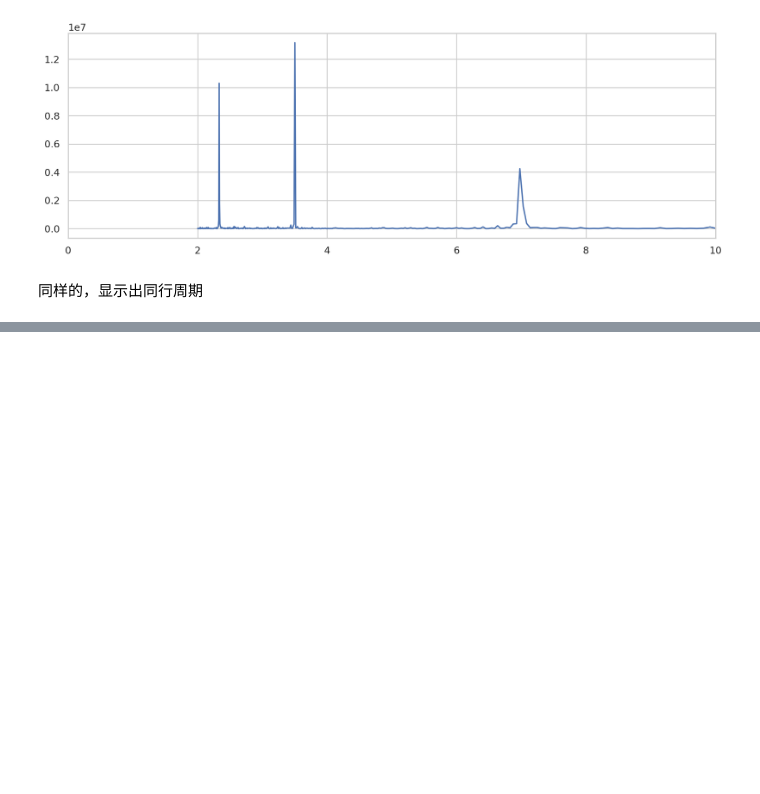
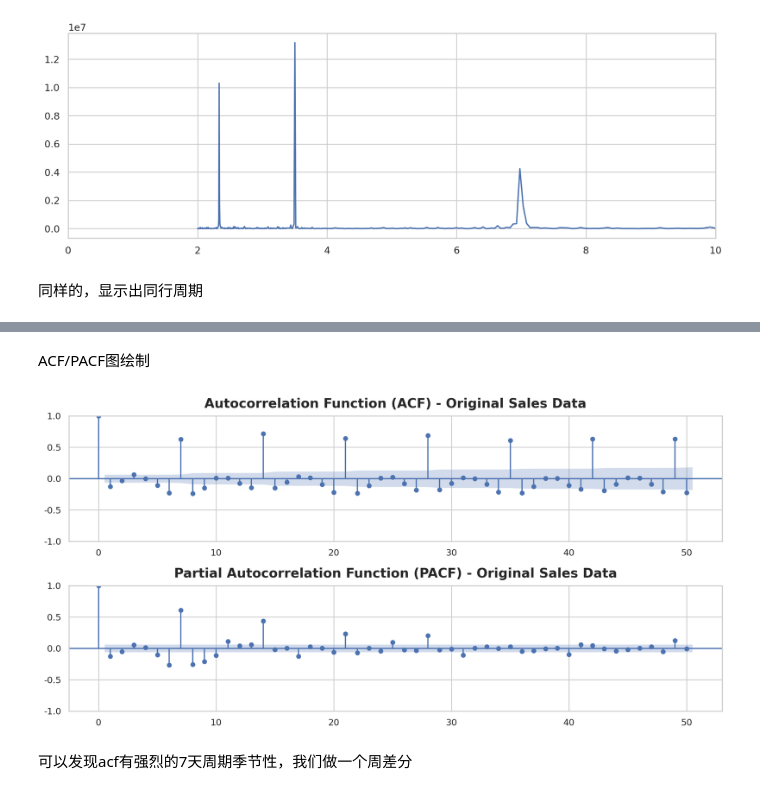
Before and after one commit to yjcyjjc/Rossmann-store-sale, a Jupyter notebook: EDA-FOR-STORE1.ipynb, the cells around one changed output, grey strips where cells are left out. Cells and saved outputs as stored; diff of their text form; code cells hidden in the pictures; blank space fills up the shorter version.

```diff
--- a/EDA-FOR-STORE1.ipynb
+++ b/EDA-FOR-STORE1.ipynb
@@ -149,0 +194,19 @@ plt.xlim(0,10)
+# %% [markdown]
+ACF/PACF图绘制
+# %%
+def plot_acf_pacf(series, lags=40, title=""):
+    plt.figure(figsize=(12, 6))
+    ax1 = plt.subplot(211)
+    plot_acf(series.dropna(), lags=lags, ax=ax1, alpha=0.05)
+    ax1.set_title(f'Autocorrelation Function (ACF) - {title}')
+    ax2 = plt.subplot(212)
+    plot_pacf(series.dropna(), lags=lags, ax=ax2, alpha=0.05, method='ywm')
+    ax2.set_title(f'Partial Autocorrelation Function (PACF) - {title}')
+    plt.tight_layout()
+    plt.show()
+# 对原始数据绘制 ACF 和 PACF 图
+plot_acf_pacf(store1['Sales'], lags=50, title="Original Sales Data")
+# %% [output]
+[figure, added]
+# %% [markdown]
+可以发现acf有强烈的7天周期季节性，我们做一个周差分
```
Also changed, not shown: parts of 24 cells of this notebook.
